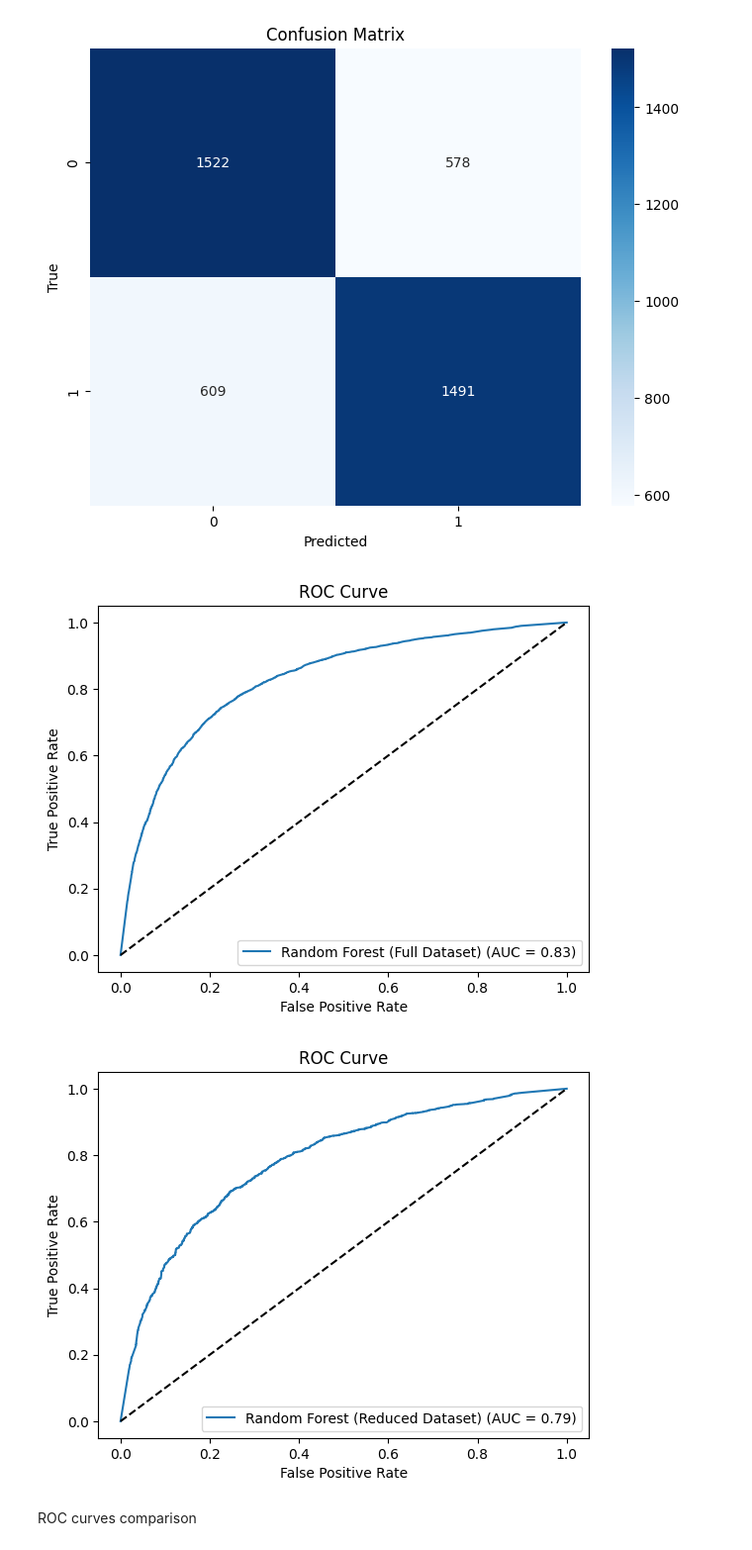
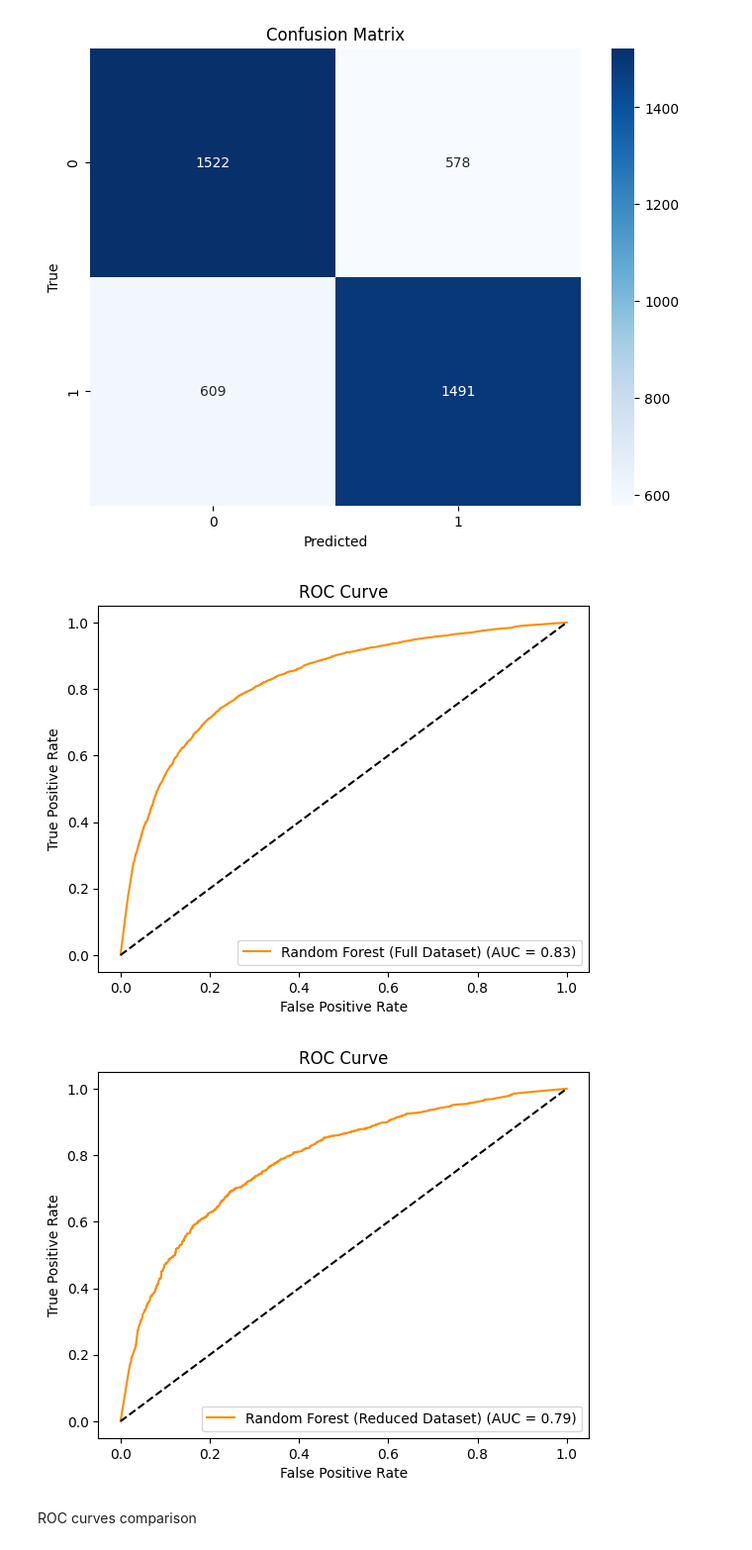
Before and after one commit to TheDarkPyotr/DataMining2023, a Jupyter notebook: source/Task3 - Predictive Analysis/Task3_Predictive_Analaysis_Andrea.ipynb, the cells around one changed output. Shown at 99% size. Drawn from its saved outputs; the diff is of its cells as text; code cells hidden in the pictures.

```diff
--- a/source/Task3 - Predictive Analysis/Task3_Predictive_Analaysis_Andrea.ipynb
+++ b/source/Task3 - Predictive Analysis/Task3_Predictive_Analaysis_Andrea.ipynb
@@ -897,26 +897,26 @@ plot_confusion_matrix_heatmap(test_label_small, test_predictions_small, labels=[
 # %%
 def plot_roc_curve(y_true, y_probs, label):
     fpr, tpr, thresholds = roc_curve(y_true, y_probs)
     auc = roc_auc_score(y_true, y_probs)
 
-    plt.plot(fpr, tpr, label=f'{label} (AUC = {auc:.2f})')
+    plt.plot(fpr, tpr, color='darkorange', label=f'{label} (AUC = {auc:.2f})')
     plt.plot([0, 1], [0, 1], 'k--')
     plt.xlabel('False Positive Rate')
     plt.ylabel('True Positive Rate')
     plt.title('ROC Curve')
     plt.legend()
     plt.show()
 
 # full df
 y_probs_rf = rf_classifier.predict_proba(test_set)[:, 1]
 plot_roc_curve(test_label, y_probs_rf, label='Random Forest (Full Dataset)')
 
 # reduced df
 y_probs_rf_small = rf_classifier.predict_proba(test_set_small)[:, 1]
 plot_roc_curve(test_label_small, y_probs_rf_small, label='Random Forest (Reduced Dataset)')
 # %% [output]
-[figure, old version]
+[figure, new version]
-[figure, old version]
+[figure, new version]
 # %% [markdown]
 ROC curves comparison
 # %%
```
Also changed, not shown: parts of 2 cells of this notebook.
